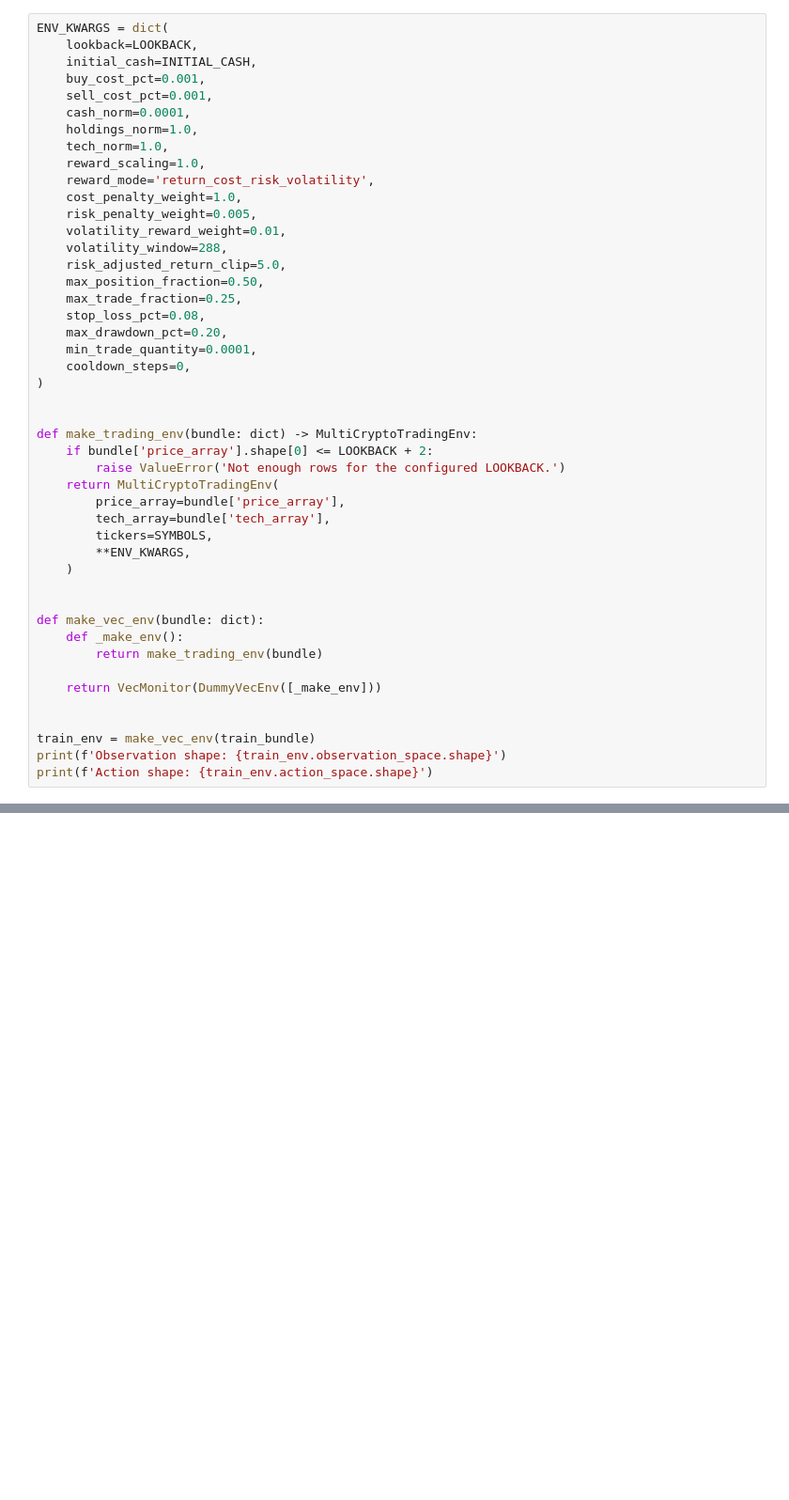
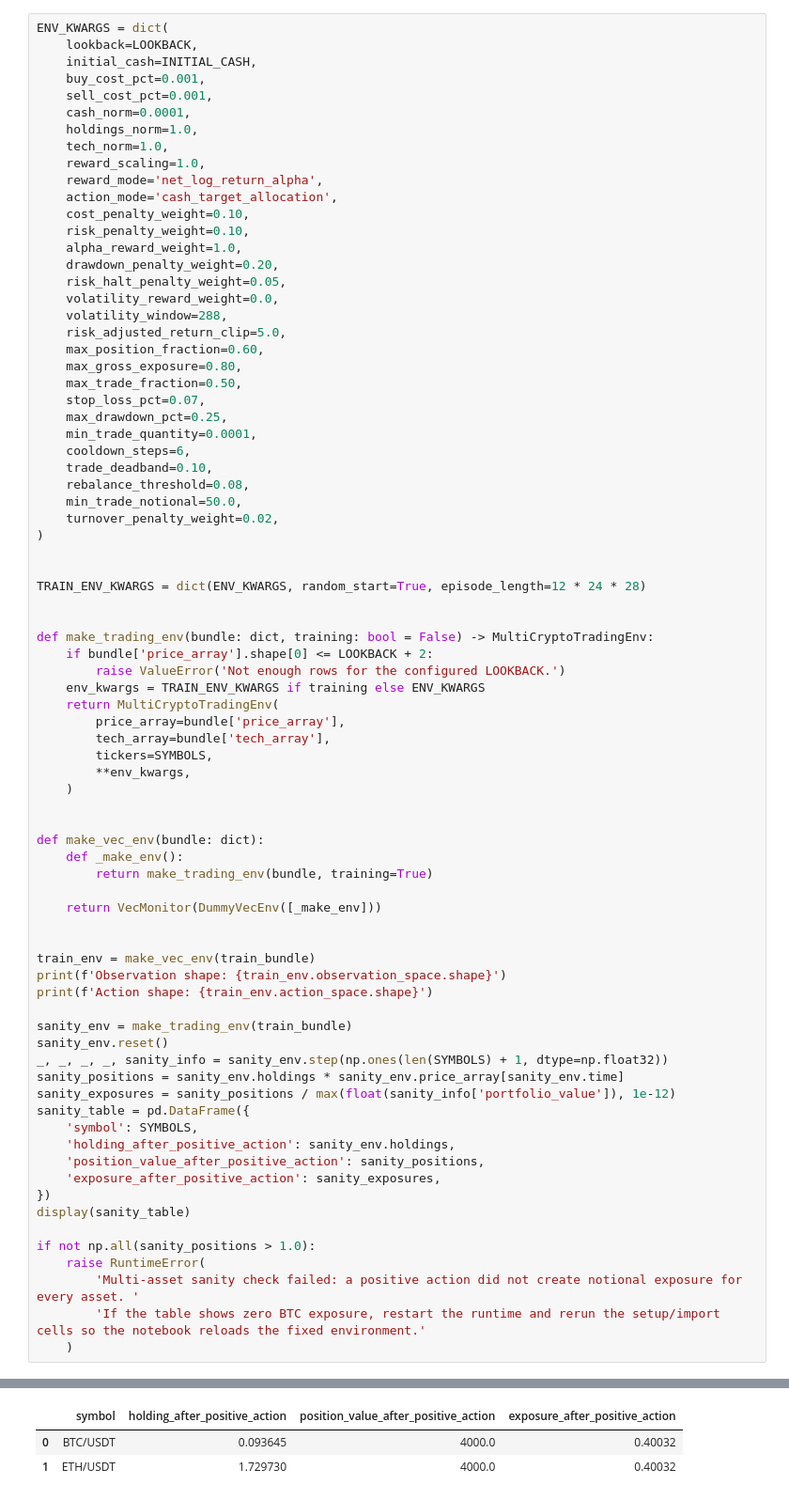
Before and after one commit to DivyeshVagh7/Profit-Pilot, a Jupyter notebook: notebooks/Local Run/Local_run_5m.ipynb, the cells around one changed output, grey strips where cells are left out. Shown at 94% size. Drawn from its saved outputs; the diff is of its cells as text; blank space fills up the shorter version.

```diff
--- a/notebooks/Local Run/Local_run_5m.ipynb
+++ b/notebooks/Local Run/Local_run_5m.ipynb
@@ -424,35 +468,48 @@ ENV_KWARGS = dict(
     holdings_norm=1.0,
     tech_norm=1.0,
     reward_scaling=1.0,
-    reward_mode='return_cost_risk_volatility',
-    cost_penalty_weight=1.0,
-    risk_penalty_weight=0.005,
-    volatility_reward_weight=0.01,
+    reward_mode='net_log_return_alpha',
+    action_mode='cash_target_allocation',
+    cost_penalty_weight=0.10,
+    risk_penalty_weight=0.10,
+    alpha_reward_weight=1.0,
+    drawdown_penalty_weight=0.20,
+    risk_halt_penalty_weight=0.05,
+    volatility_reward_weight=0.0,
     volatility_window=288,
     risk_adjusted_return_clip=5.0,
-    max_position_fraction=0.50,
-    max_trade_fraction=0.25,
-    stop_loss_pct=0.08,
-    max_drawdown_pct=0.20,
+    max_position_fraction=0.60,
+    max_gross_exposure=0.80,
+    max_trade_fraction=0.50,
+    stop_loss_pct=0.07,
+    max_drawdown_pct=0.25,
     min_trade_quantity=0.0001,
-    cooldown_steps=0,
+    cooldown_steps=6,
+    trade_deadband=0.10,
+    rebalance_threshold=0.08,
+    min_trade_notional=50.0,
+    turnover_penalty_weight=0.02,
 )
 
 
-def make_trading_env(bundle: dict) -> MultiCryptoTradingEnv:
+TRAIN_ENV_KWARGS = dict(ENV_KWARGS, random_start=True, episode_length=12 * 24 * 28)
+
+
+def make_trading_env(bundle: dict, training: bool = False) -> MultiCryptoTradingEnv:
     if bundle['price_array'].shape[0] <= LOOKBACK + 2:
         raise ValueError('Not enough rows for the configured LOOKBACK.')
+    env_kwargs = TRAIN_ENV_KWARGS if training else ENV_KWARGS
     return MultiCryptoTradingEnv(
         price_array=bundle['price_array'],
         tech_array=bundle['tech_array'],
         tickers=SYMBOLS,
-        **ENV_KWARGS,
+        **env_kwargs,
     )
 
 
 def make_vec_env(bundle: dict):
     def _make_env():
-        return make_trading_env(bundle)
+        return make_trading_env(bundle, training=True)
 
     return VecMonitor(DummyVecEnv([_make_env]))
 
@@ -460,3 +517,23 @@ def make_vec_env(bundle: dict):
 train_env = make_vec_env(train_bundle)
 print(f'Observation shape: {train_env.observation_space.shape}')
 print(f'Action shape: {train_env.action_space.shape}')
+
+sanity_env = make_trading_env(train_bundle)
+sanity_env.reset()
+_, _, _, _, sanity_info = sanity_env.step(np.ones(len(SYMBOLS) + 1, dtype=np.float32))
+sanity_positions = sanity_env.holdings * sanity_env.price_array[sanity_env.time]
+sanity_exposures = sanity_positions / max(float(sanity_info['portfolio_value']), 1e-12)
+sanity_table = pd.DataFrame({
+    'symbol': SYMBOLS,
+    'holding_after_positive_action': sanity_env.holdings,
+    'position_value_after_positive_action': sanity_positions,
+    'exposure_after_positive_action': sanity_exposures,
+})
+display(sanity_table)
+
+if not np.all(sanity_positions > 1.0):
+    raise RuntimeError(
+        'Multi-asset sanity check failed: a positive action did not create notional exposure for every asset. '
+        'If the table shows zero BTC exposure, restart the runtime and rerun the setup/import cells so the notebook reloads the fixed environment.'
+    )
+# %% [output]
@@ -462,0 +542,3 @@ print(f'Action shape: {train_env.action_space.shape}')
+|  | symbol | holding_after_positive_action | position_value_after_positive_action | exposure_after_positive_action |
+| 0 | BTC/USDT | 0.093645 | 4000.0 | 0.40032 |
+| 1 | ETH/USDT | 1.729730 | 4000.0 | 0.40032 |
```
Also changed, not shown: parts of 23 cells of this notebook, 32 other files.
